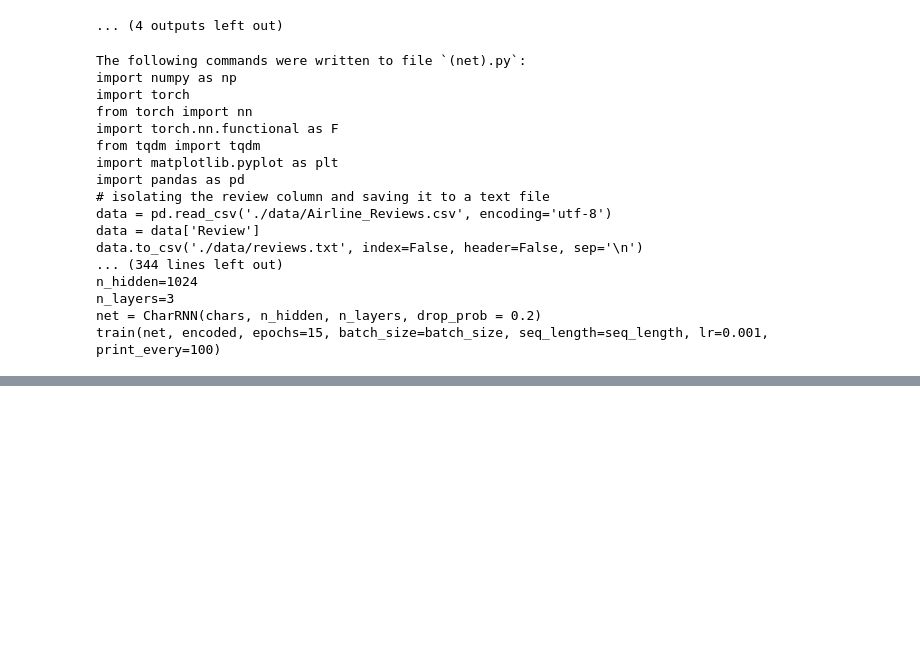
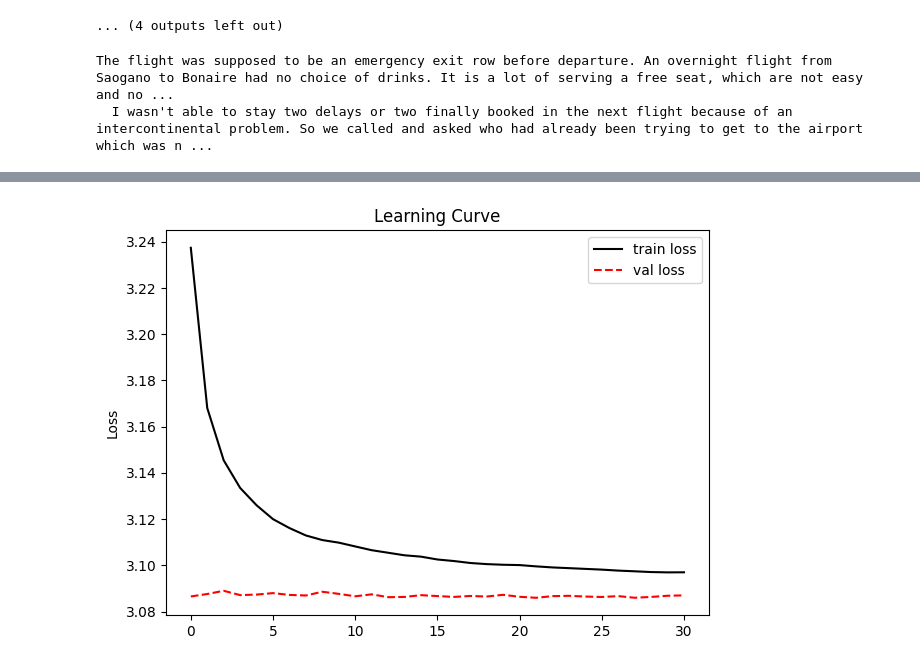
Before and after one commit to Nsivaa/ISPR_midterms, a Jupyter notebook: ISPR_midterm_3/Character_Level_RNN_Solution.ipynb, the cells around one changed output, grey strips where cells are left out. Cells and saved outputs as stored; diff of their text form; code cells hidden in the pictures; blank space fills up the shorter version.

Commit message:
ran 4 layers

```diff
--- a/ISPR_midterm_3/Character_Level_RNN_Solution.ipynb
+++ b/ISPR_midterm_3/Character_Level_RNN_Solution.ipynb
@@ -226,6 +172,7 @@ class CharRNN(nn.Module):
         self.n_layers = n_layers
         self.n_hidden = n_hidden
         self.lr = lr
+        self.save_path = "./preTrained/" + str(self.n_layers) + "_" + str(self.n_hidden) + "_" + str(self.drop_prob) + ".net"
 
         # creating character dictionaries
         self.chars = tokens
@@ -299,7 +246,6 @@ def plot_loss(train, ax, val):
 
 # change the name, for saving multiple files
 def save(net):
-    save_path = "./preTrained/" + str(net.n_layers) + "_" + str(net.n_hidden) + "_" + str(net.drop_prob) + ".net"
 
     checkpoint = {'n_hidden': net.n_hidden,
                 'n_layers': net.n_layers,
@@ -307,10 +253,20 @@ def save(net):
                 'state_dict': net.state_dict(),
                 'tokens': net.chars}
 
-    with open(save_path, 'wb') as f:
+    with open(net.save_path, 'wb') as f:
         torch.save(checkpoint, f)
 
-def train(net, data, epochs=10, batch_size=10, seq_length=50, lr=0.001, clip=5, val_frac=0.2, print_every=10):
+# loads the model from a file
+def load(name):
+    with open(name, 'rb') as f:
+        checkpoint = torch.load(f)
+
+    loaded = CharRNN(checkpoint['tokens'], n_hidden=checkpoint['n_hidden'], n_layers=checkpoint['n_layers'], drop_prob = checkpoint['drop_prob']
+    )
+    loaded.load_state_dict(checkpoint['state_dict'])
+    return loaded
+
+def train(net, data, epochs=10, batch_size=128, seq_length=100, lr=0.001, clip=5, val_frac=0.2, print_every=10):
     ''' Training a network
 
         Arguments
@@ -431,12 +448,8 @@ CharRNN(
   (fc): Linear(in_features=512, out_features=474, bias=True)
 )
 # %%
-batch_size = 128
-seq_length = 100
-n_epochs = 10
-
 # train the model
-train(net, encoded, epochs=n_epochs, batch_size=batch_size, seq_length=seq_length, lr=0.001, print_every=100)
+train(net, encoded, lr=0.001, print_every=100)
 # %% [output]
 Epoch: 1/10... Step: 100... Loss: 3.1141... Val Loss: 3.0864
 Epoch: 1/10... Step: 200... Loss: 3.0673... Val Loss: 3.0628
@@ -820,7 +693,7 @@ The flight would be my bags for our suitcade and they told me two and a seat whi
 # %%
 n_hidden=1024
 n_layers=2
-net = CharRNN(chars, n_hidden, n_layers, drop_prob = 0.2)
+net = CharRNN(chars, n_hidden, n_layers, drop_prob = 0)
 train(net, encoded, epochs=15, batch_size=batch_size, seq_length=seq_length, lr=0.001, print_every=100)
 # %% [output]
 Epoch: 1/15... Step: 100... Loss: 3.1211... Val Loss: 3.0818
@@ -1081,23 +954,12 @@ Epoch: 12/15... Step: 12300... Loss: 0.9540... Val Loss: 0.9688
 Epoch: 12/15... Step: 12400... Loss: 0.9473... Val Loss: 0.9675
 Epoch: 12/15... Step: 12500... Loss: 0.9801... Val Loss: 0.9687
 ... (4 outputs left out)
-# %%
-save(net)
-# %% [output]
-The following commands were written to file `(net).py`:
-import numpy as np
-import torch
-from torch import nn
-import torch.nn.functional as F
-from tqdm import tqdm
-import matplotlib.pyplot as plt
-import pandas as pd
-# isolating the review column and saving it to a text file
-data = pd.read_csv('./data/Airline_Reviews.csv', encoding='utf-8')
-data = data['Review']
-data.to_csv('./data/reviews.txt', index=False, header=False, sep='\n')
-... (344 lines left out)
-n_hidden=1024
-n_layers=3
-net = CharRNN(chars, n_hidden, n_layers, drop_prob = 0.2)
-train(net, encoded, epochs=15, batch_size=batch_size, seq_length=seq_length, lr=0.001, print_every=100)
+# %%
+print(sample(net, 2000, prime='The flight', top_k=5))
+# %% [output]
+The flight was supposed to be an emergency exit row before departure. An overnight flight from Saogano to Bonaire had no choice of drinks. It is a lot of serving a free seat, which are not easy and no ...
+  I wasn't able to stay two delays or two finally booked in the next flight because of an intercontinental problem. So we called and asked who had already been trying to get to the airport which was n ...
+# %%
+net = CharRNN(chars, n_hidden = 512, n_layers = 4, drop_prob = 0.1)
+train(net, encoded, epochs=3, lr=0.001, print_every=100)
+# %% [output]
@@ -1103,0 +997 @@ train(net, encoded, epochs=15, batch_size=batch_size, seq_length=seq_length, lr=
+[figure, added]
```
Also changed, not shown: parts of 17 cells of this notebook, 4 other files.
